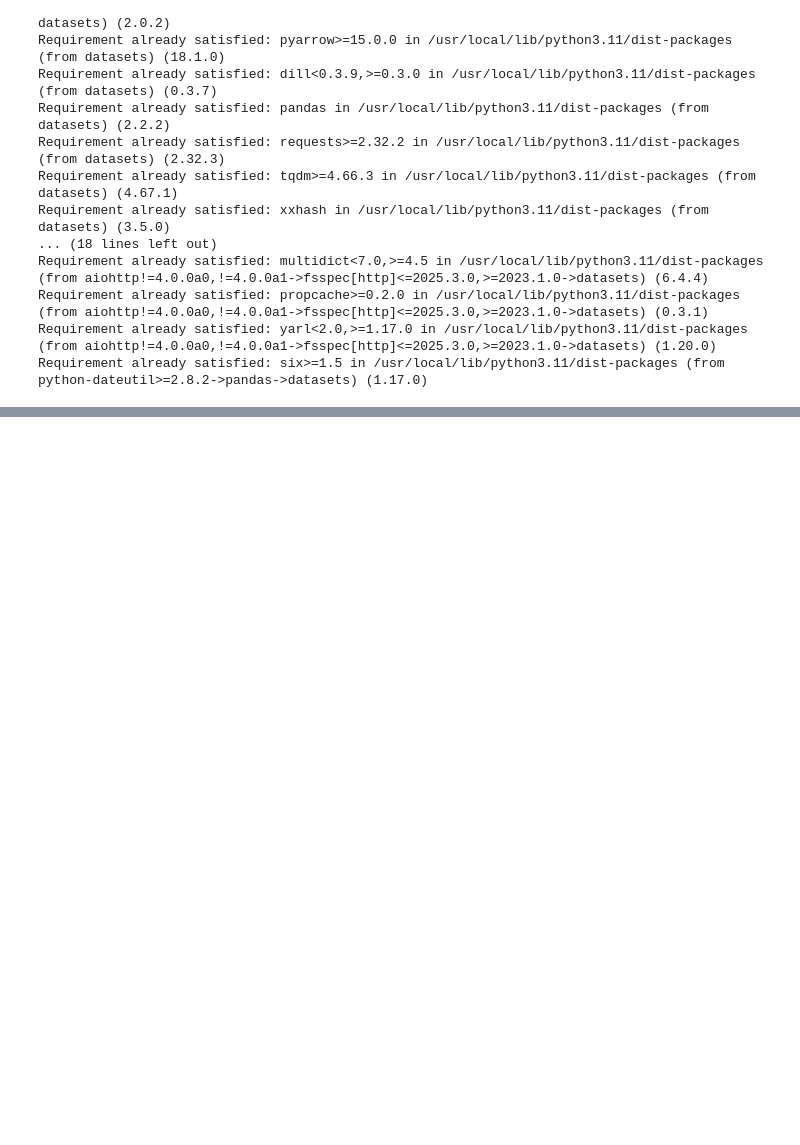
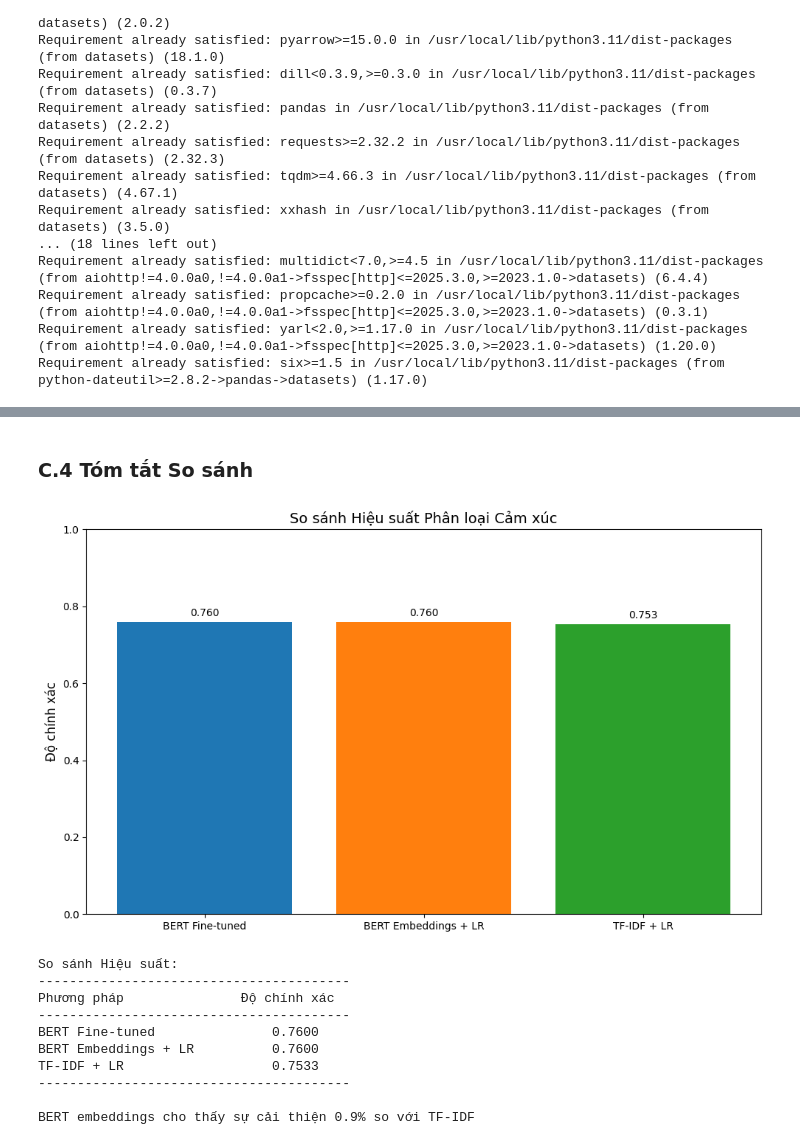
Before and after one commit to khoaoe/HCMUS-MathAI-Final-BERT, a Jupyter notebook: code/bert_application.ipynb, the cells around one changed output, grey strips where cells are left out. Cells and saved outputs as stored; diff of their text form; code cells hidden in the pictures; blank space fills up the shorter version.

```diff
--- a/code/bert_application.ipynb
+++ b/code/bert_application.ipynb
@@ -780,0 +524,45 @@ Notebook execution completed successfully!
+# %% [markdown]
+### C.4 Tóm tắt So sánh
+# %%
+# Tạo biểu đồ so sánh
+methods = ['BERT Fine-tuned', 'BERT Embeddings + LR', 'TF-IDF + LR']
+accuracies = [bert_accuracy, bert_embedding_accuracy, tfidf_accuracy]
+
+plt.figure(figsize=(10, 6))
+bars = plt.bar(methods, accuracies, color=['#1f77b4', '#ff7f0e', '#2ca02c'])
+plt.ylim(0, 1)
+plt.ylabel('Độ chính xác', fontsize=12)
+plt.title('So sánh Hiệu suất Phân loại Cảm xúc', fontsize=14)
+
+# Thêm nhãn giá trị trên các cột
+for bar, acc in zip(bars, accuracies):
+    plt.text(bar.get_x() + bar.get_width()/2, bar.get_height() + 0.01,
+             f'{acc:.3f}', ha='center', va='bottom')
+
+plt.tight_layout()
+plt.show()
+
+# In bảng so sánh
+print("\nSo sánh Hiệu suất:")
+print("-" * 40)
+print(f"{'Phương pháp':<25} {'Độ chính xác':>10}")
+print("-" * 40)
+for method, acc in zip(methods, accuracies):
+    print(f"{method:<25} {acc:>10.4f}")
+print("-" * 40)
+
+# Phân tích
+improvement_bert_vs_tfidf = ((bert_embedding_accuracy - tfidf_accuracy) / tfidf_accuracy) * 100
+print(f"\nBERT embeddings cho thấy sự cải thiện {improvement_bert_vs_tfidf:.1f}% so với TF-IDF")
+# %% [output]
+[figure, added]
+So sánh Hiệu suất:
+----------------------------------------
+Phương pháp               Độ chính xác
+----------------------------------------
+BERT Fine-tuned               0.7600
+BERT Embeddings + LR          0.7600
+TF-IDF + LR                   0.7533
+----------------------------------------
+
+BERT embeddings cho thấy sự cải thiện 0.9% so với TF-IDF
```
Also changed, not shown: parts of 72 cells of this notebook, 1 other file.
